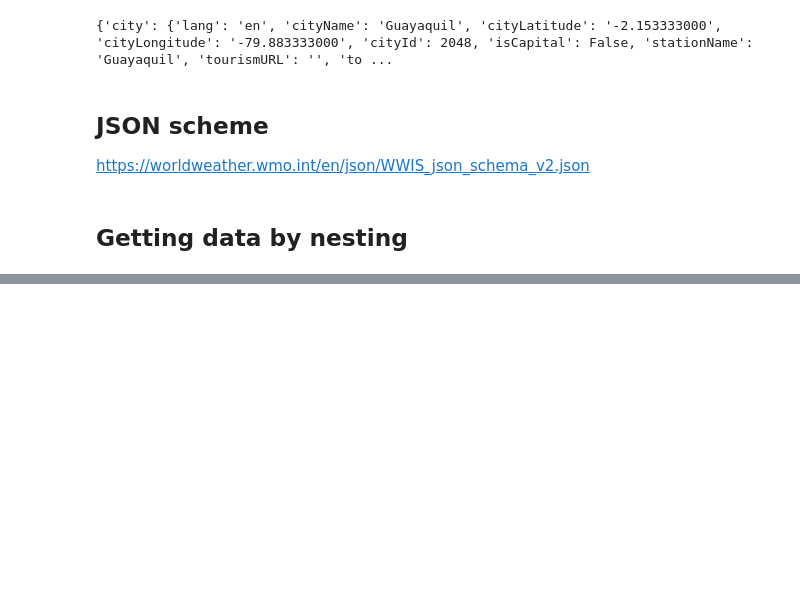
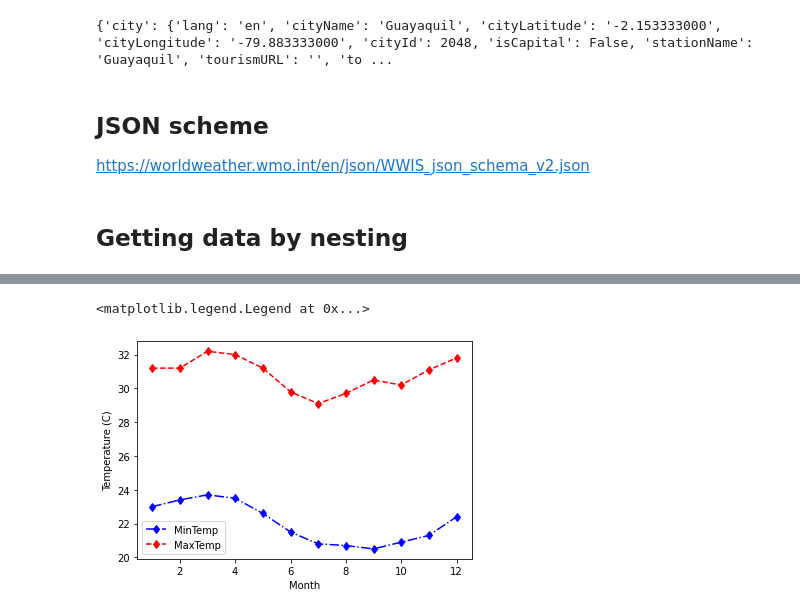
Before and after one commit to wbandabarragan/computational-physics-1, a Jupyter notebook: unit-2/210-tutorial-time-series.ipynb, the cells around one changed output, grey strips where cells are left out. Cells and saved outputs as stored; diff of their text form; code cells hidden in the pictures; blank space fills up the shorter version.

```diff
--- a/unit-2/210-tutorial-time-series.ipynb
+++ b/unit-2/210-tutorial-time-series.ipynb
@@ -50,0 +57,26 @@ print(data["city"]["climate"]["climateMonth"][0])
+# %%
+month = []
+minTemp = []
+maxTemp = []
+rainfall = []
+
+for i in range (len(data["city"]["climate"]["climateMonth"])):
+
+    month.append(data["city"]["climate"]["climateMonth"][i]["month"])
+    minTemp.append(float(data["city"]["climate"]["climateMonth"][i]["minTemp"])) # Don't forget to convert to floats
+    maxTemp.append(float(data["city"]["climate"]["climateMonth"][i]["maxTemp"])) # Don't forget to convert to floats
+    rainfall.append(float(data["city"]["climate"]["climateMonth"][i]["rainfall"])) # Don't forget to convert to floats
+
+print(month)
+print(minTemp)
+print(maxTemp)
+
+month_array = np.array(month)
+minTemp_array = np.array(minTemp)
+maxTemp_array = np.array(maxTemp)
+rainfall_array = np.array(rainfall)
+
+print(month_array )
+print(minTemp_array)
+print(maxTemp_array)
+print(rainfall_array)
@@ -50,0 +91,17 @@ print(data["city"]["climate"]["climateMonth"][0])
+# %%
+%matplotlib inline
+# And now we plot
+fig, ax = plt.subplots()
+
+ax.plot(month_array, minTemp_array, color = 'blue', marker = 'd', linestyle = "-.", label="MinTemp")
+
+ax.plot(month_array, maxTemp_array, color = 'red', marker = 'd', linestyle = "--", label="MaxTemp")
+
+ax.set_xlabel('Month')
+
+ax.set_ylabel('Temperature (C)')
+
+ax.legend()
+# %% [output]
+<matplotlib.legend.Legend at 0x...>
+[figure, added]
```
Also changed, not shown: parts of 10 cells of this notebook.
